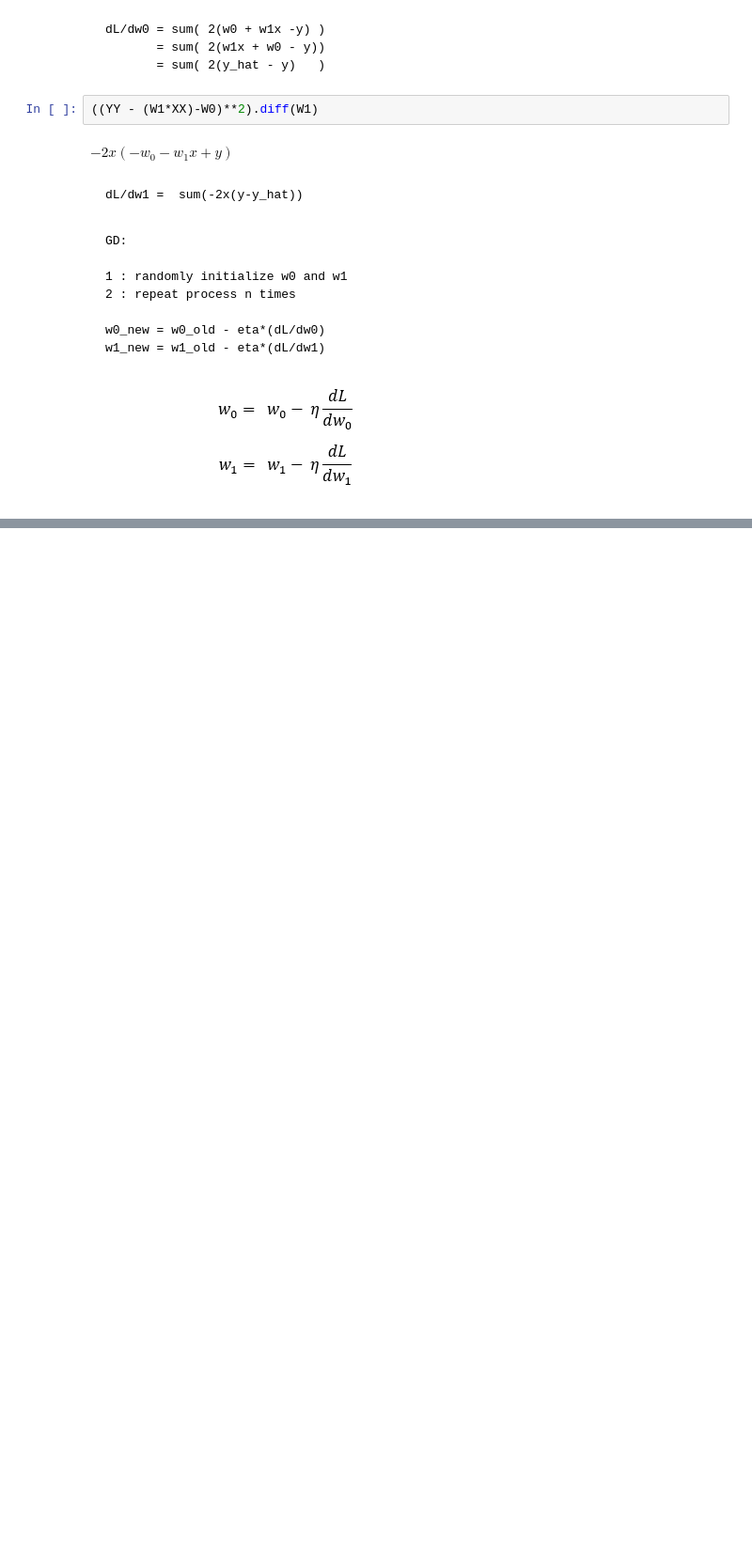
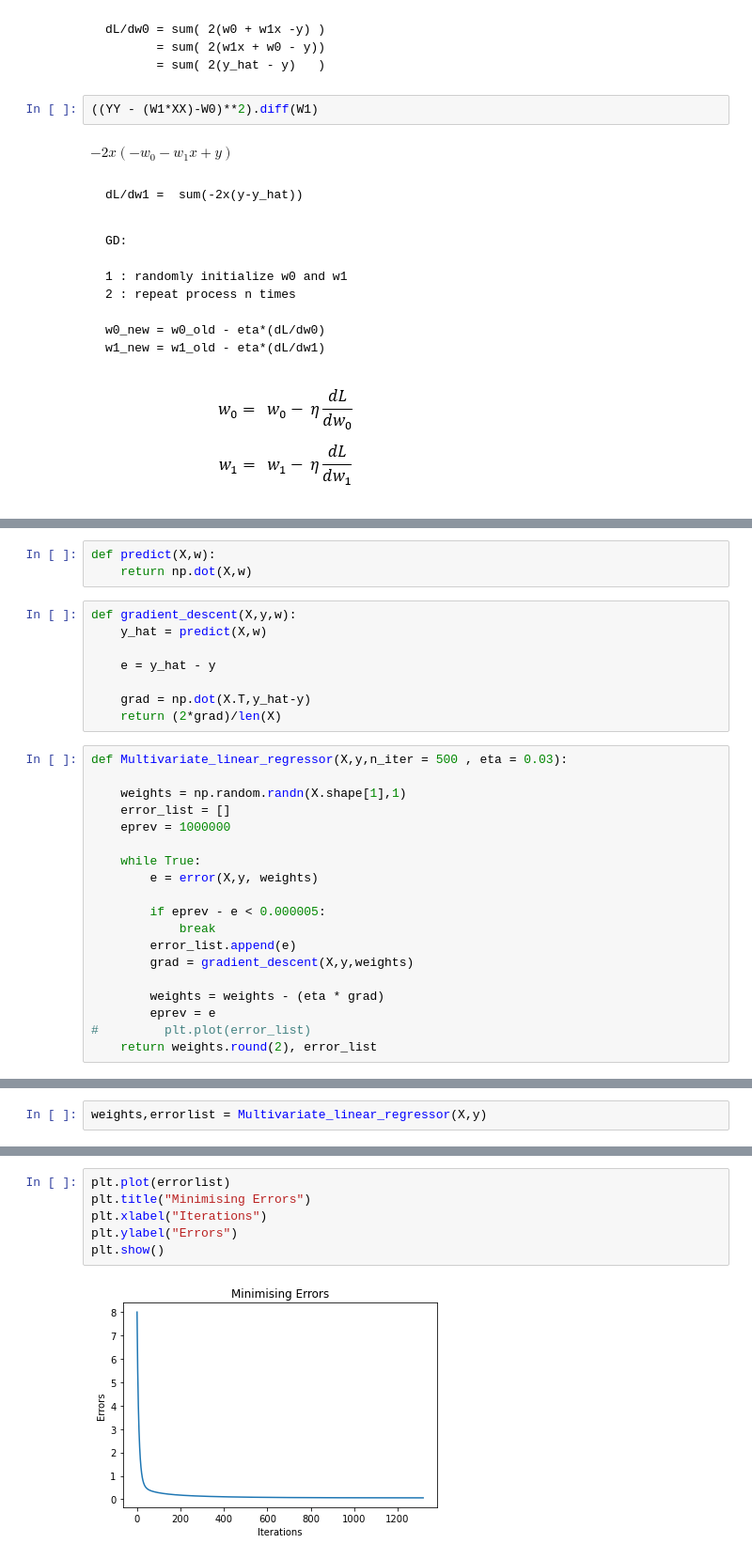
Before and after one commit to 28101991SUNNY/DSML-Classical-Machine-Learning-1, a Jupyter notebook: 01 - ML regression 1-2.ipynb, the cells around one changed output, grey strips where cells are left out. Shown at 94% size. Saved outputs shown, nothing was run; the diff lists cells and outputs as text; blank space fills up the shorter version.

```diff
--- a/01 - ML regression 1-2.ipynb
+++ b/01 - ML regression 1-2.ipynb
@@ -280,0 +422,30 @@ array([ 0.  , -0.39])
+# %%
+def predict(X,w):
+    return np.dot(X,w)
+# %%
+def gradient_descent(X,y,w):
+    y_hat = predict(X,w)
+
+    e = y_hat - y
+
+    grad = np.dot(X.T,y_hat-y)
+    return (2*grad)/len(X)
+# %%
+def Multivariate_linear_regressor(X,y,n_iter = 500 , eta = 0.03):
+
+    weights = np.random.randn(X.shape[1],1)
+    error_list = []
+    eprev = 1000000
+
+    while True:
+        e = error(X,y, weights)
+
+        if eprev - e < 0.000005:
+            break
+        error_list.append(e)
+        grad = gradient_descent(X,y,weights)
+
+        weights = weights - (eta * grad)
+        eprev = e
+#         plt.plot(error_list)
+    return weights.round(2), error_list
@@ -280,0 +456,2 @@ array([ 0.  , -0.39])
+# %%
+weights,errorlist = Multivariate_linear_regressor(X,y)
@@ -280,0 +479,8 @@ array([ 0.  , -0.39])
+# %%
+plt.plot(errorlist)
+plt.title("Minimising Errors")
+plt.xlabel("Iterations")
+plt.ylabel("Errors")
+plt.show()
+# %% [output]
+[figure, added]
```
Also changed, not shown: parts of 53 cells of this notebook.
